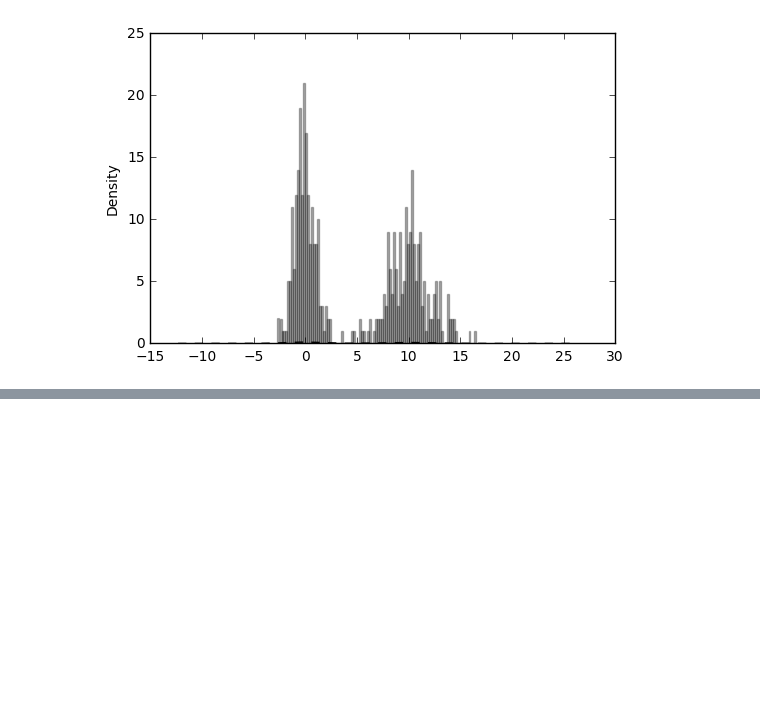
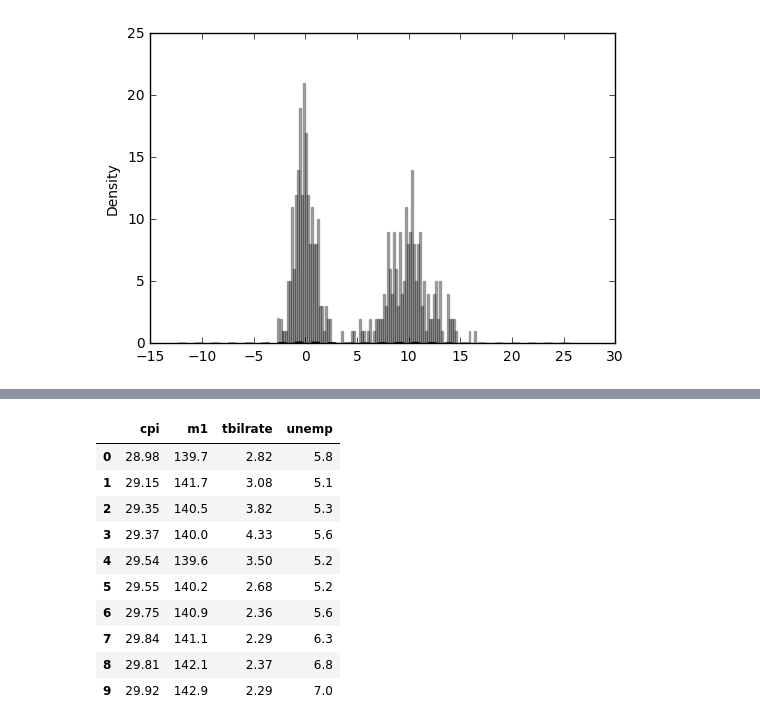
Before and after one commit to linked0/kaggle-web, a Jupyter notebook: app_ml/examples/pydata/ch08-2.ipynb, the cells around one changed output, grey strips where cells are left out. Drawn from its saved outputs; the diff is of its cells as text; code cells hidden in the pictures; blank space fills up the shorter version.

```diff
--- a/app_ml/examples/pydata/ch08-2.ipynb
+++ b/app_ml/examples/pydata/ch08-2.ipynb
@@ -12,0 +37,15 @@ values.plot(kind='kde', style='k--')
+# %%
+data = macro[['cpi', 'm1', 'tbilrate', 'unemp']]
+data[:10]
+# %% [output]
+|  | cpi | m1 | tbilrate | unemp |
+| 0 | 28.98 | 139.7 | 2.82 | 5.8 |
+| 1 | 29.15 | 141.7 | 3.08 | 5.1 |
+| 2 | 29.35 | 140.5 | 3.82 | 5.3 |
+| 3 | 29.37 | 140.0 | 4.33 | 5.6 |
+| 4 | 29.54 | 139.6 | 3.50 | 5.2 |
+| 5 | 29.55 | 140.2 | 2.68 | 5.2 |
+| 6 | 29.75 | 140.9 | 2.36 | 5.6 |
+| 7 | 29.84 | 141.1 | 2.29 | 6.3 |
+| 8 | 29.81 | 142.1 | 2.37 | 6.8 |
+| 9 | 29.92 | 142.9 | 2.29 | 7.0 |
```
Also changed, not shown: parts of 5 cells of this notebook, 3 other files.
